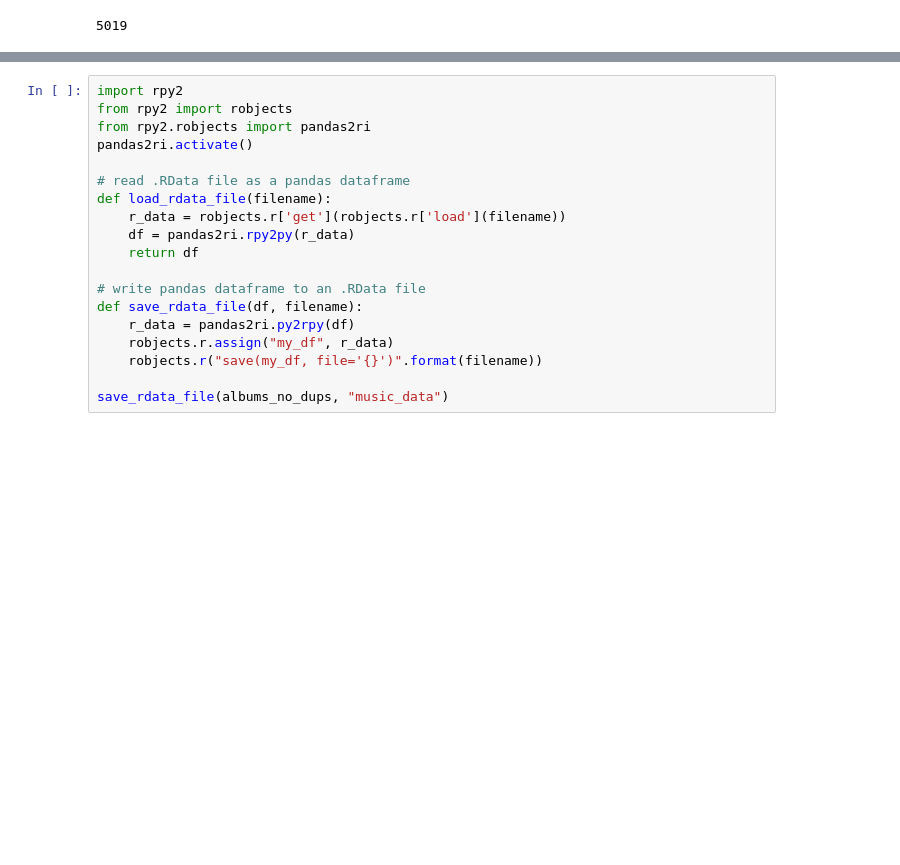
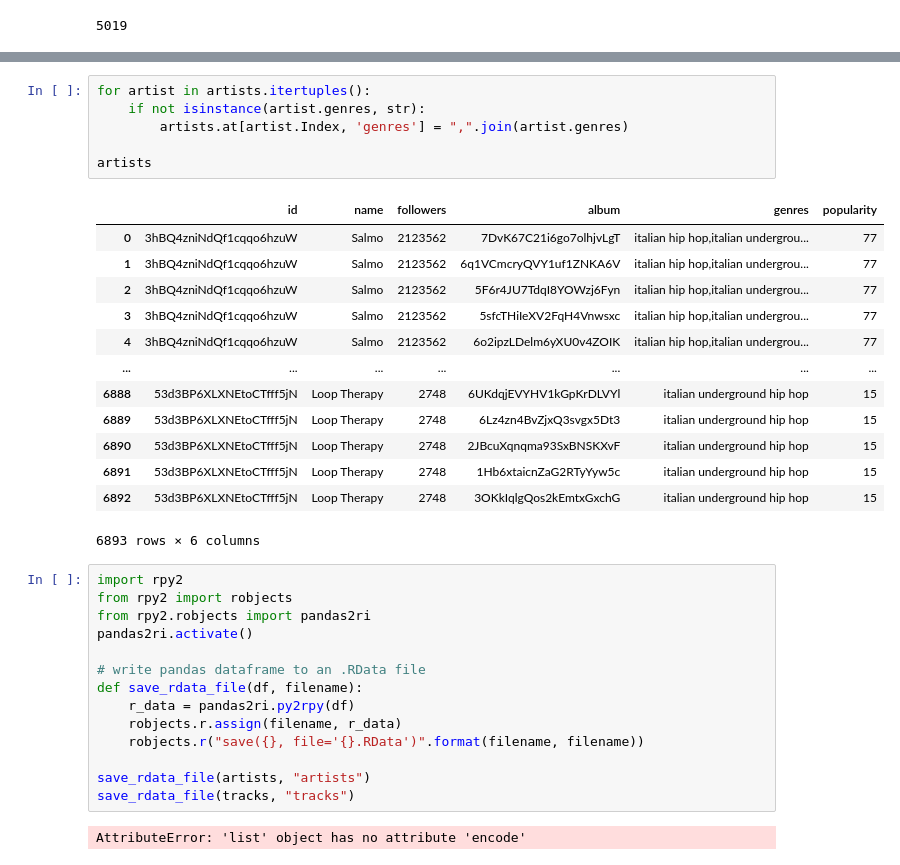
Before and after one commit to riccardolunardi/italian-music-ads, a Jupyter notebook: scraper/scraper.ipynb, the cells around one changed output, grey strips where cells are left out. Saved outputs shown, nothing was run; the diff lists cells and outputs as text; blank space fills up the shorter version.

Commit message:
Conversione in RData

```diff
--- a/scraper/scraper.ipynb
+++ b/scraper/scraper.ipynb
@@ -462,19 +515,36 @@ albums_no_dups
+# %%
+for artist in artists.itertuples():
+    if not isinstance(artist.genres, str):
+        artists.at[artist.Index, 'genres'] = ",".join(artist.genres)
+
+artists
+# %% [output]
+|  | id | name | followers | album | genres | popularity |
+| 0 | 3hBQ4zniNdQf1cqqo6hzuW | Salmo | 2123562 | 7DvK67C21i6go7olhjvLgT | italian hip hop,italian undergrou... | 77 |
+| 1 | 3hBQ4zniNdQf1cqqo6hzuW | Salmo | 2123562 | 6q1VCmcryQVY1uf1ZNKA6V | italian hip hop,italian undergrou... | 77 |
+| 2 | 3hBQ4zniNdQf1cqqo6hzuW | Salmo | 2123562 | 5F6r4JU7TdqI8YOWzj6Fyn | italian hip hop,italian undergrou... | 77 |
+| 3 | 3hBQ4zniNdQf1cqqo6hzuW | Salmo | 2123562 | 5sfcTHiIeXV2FqH4Vnwsxc | italian hip hop,italian undergrou... | 77 |
+| 4 | 3hBQ4zniNdQf1cqqo6hzuW | Salmo | 2123562 | 6o2ipzLDelm6yXU0v4ZOIK | italian hip hop,italian undergrou... | 77 |
+| ... | ... | ... | ... | ... | ... | ... |
+| 6888 | 53d3BP6XLXNEtoCTfff5jN | Loop Therapy | 2748 | 6UKdqjEVYHV1kGpKrDLVYl | italian underground hip hop | 15 |
+| 6889 | 53d3BP6XLXNEtoCTfff5jN | Loop Therapy | 2748 | 6Lz4zn4BvZjxQ3svgx5Dt3 | italian underground hip hop | 15 |
+| 6890 | 53d3BP6XLXNEtoCTfff5jN | Loop Therapy | 2748 | 2JBcuXqnqma93SxBNSKXvF | italian underground hip hop | 15 |
+| 6891 | 53d3BP6XLXNEtoCTfff5jN | Loop Therapy | 2748 | 1Hb6xtaicnZaG2RTyYyw5c | italian underground hip hop | 15 |
+| 6892 | 53d3BP6XLXNEtoCTfff5jN | Loop Therapy | 2748 | 3OKkIqlgQos2kEmtxGxchG | italian underground hip hop | 15 |
+6893 rows × 6 columns
 # %%
 import rpy2
 from rpy2 import robjects
 from rpy2.robjects import pandas2ri
 pandas2ri.activate()
 
-# read .RData file as a pandas dataframe
-def load_rdata_file(filename):
-    r_data = robjects.r['get'](robjects.r['load'](filename))
-    df = pandas2ri.rpy2py(r_data)
-    return df
-
 # write pandas dataframe to an .RData file
 def save_rdata_file(df, filename):
     r_data = pandas2ri.py2rpy(df)
-    robjects.r.assign("my_df", r_data)
-    robjects.r("save(my_df, file='{}')".format(filename))
+    robjects.r.assign(filename, r_data)
+    robjects.r("save({}, file='{}.RData')".format(filename, filename))
 
-save_rdata_file(albums_no_dups, "music_data")
+save_rdata_file(artists, "artists")
+save_rdata_file(tracks, "tracks")
+# %% [output]
+AttributeError: 'list' object has no attribute 'encode'
```
Also changed, not shown: parts of 7 cells of this notebook.
